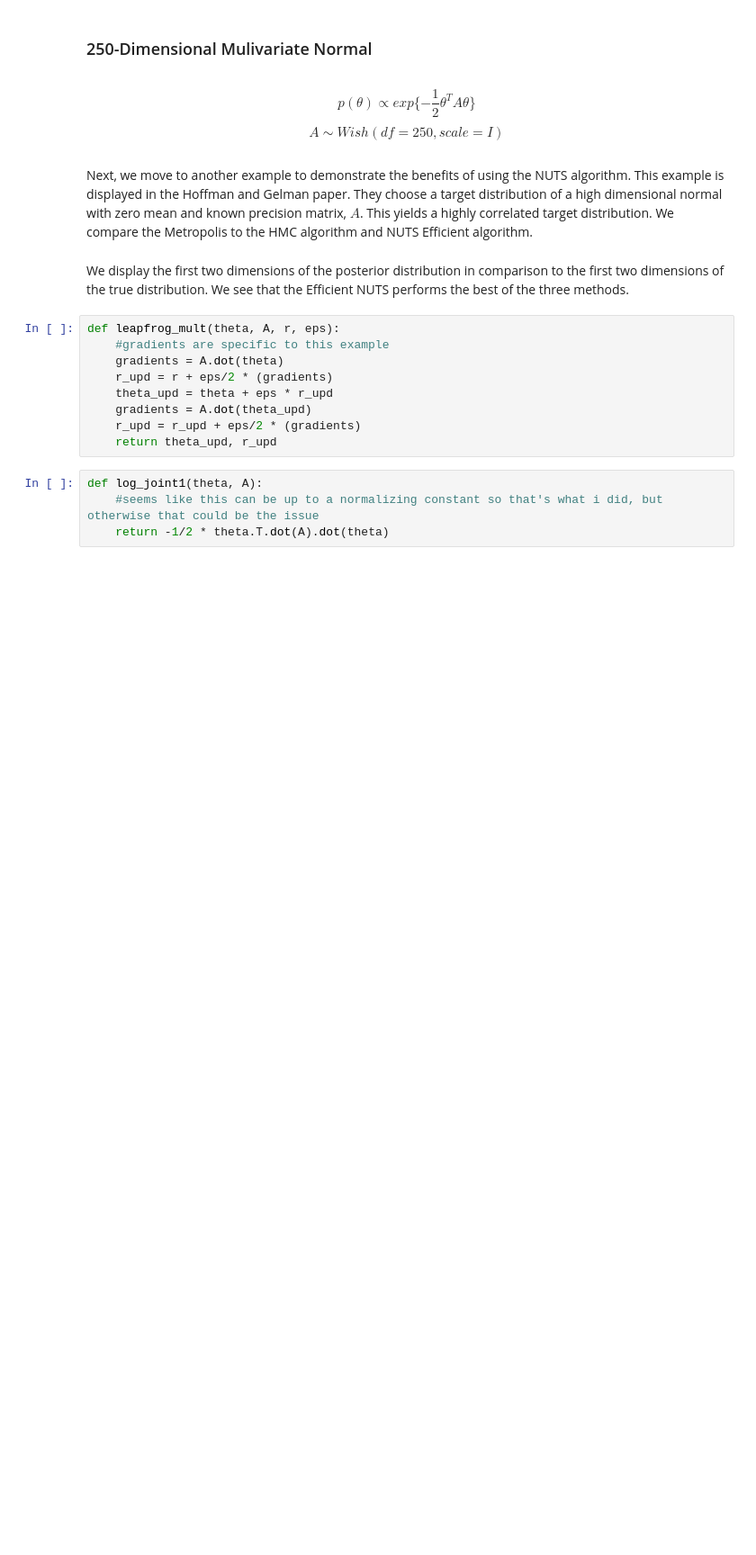
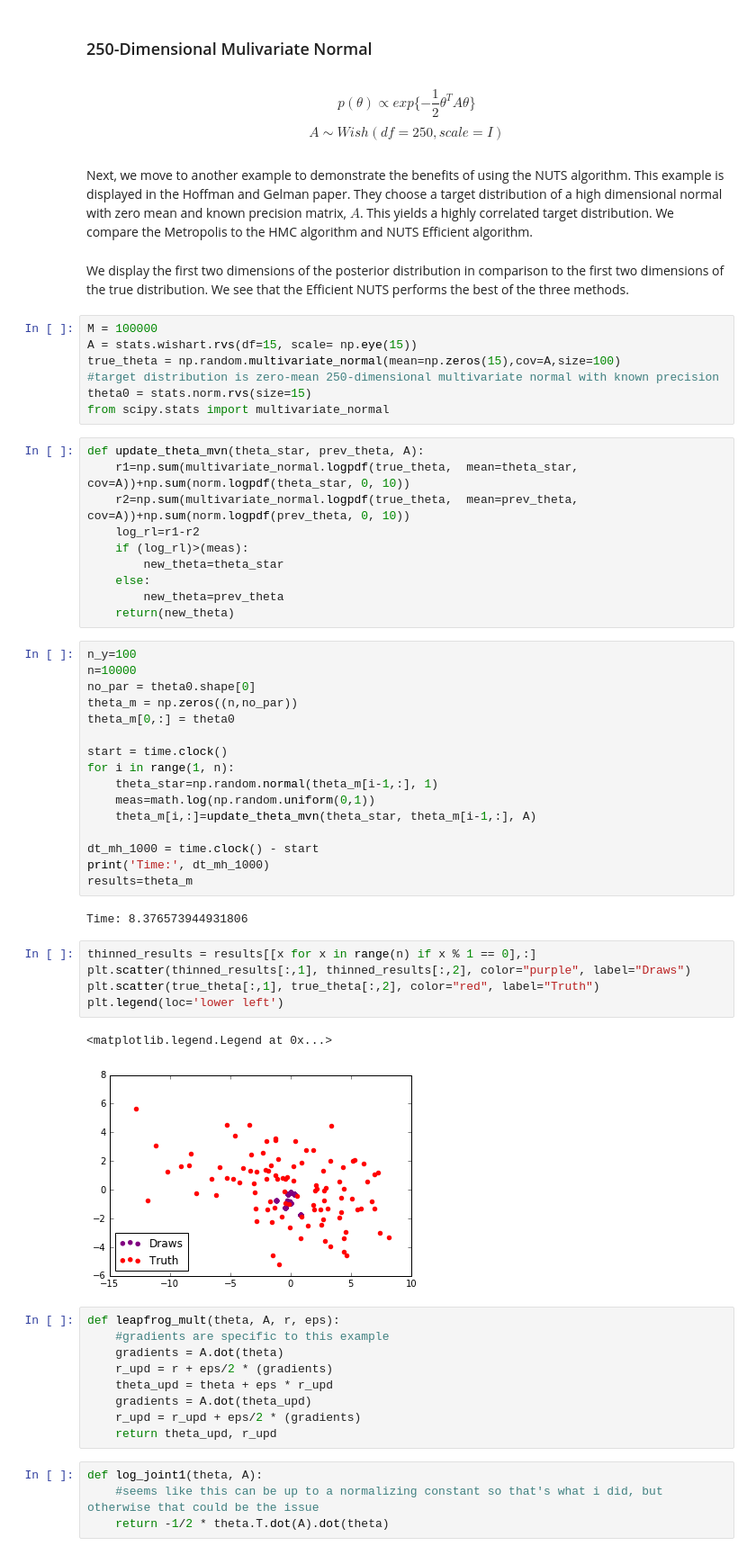
Before and after one commit to lizlorenzi/final_project, a Jupyter notebook: Final_project_NUTS.ipynb, the cells around one changed output. Shown: that part at 90% size. Saved outputs shown, nothing was run; the diff lists cells and outputs as text; blank space fills up the shorter version.

```diff
--- a/Final_project_NUTS.ipynb
+++ b/Final_project_NUTS.ipynb
@@ -750,6 +751,49 @@ $$ A \sim Wish(df = 250, scale = I) $$
 Next, we move to another example to demonstrate the benefits of using the NUTS algorithm. This example is displayed in the Hoffman and Gelman paper. They choose a target distribution of a high dimensional normal with zero mean and known precision matrix, $A$. This yields a highly correlated target distribution. We compare the Metropolis to the HMC algorithm and NUTS Efficient algorithm.
 # %% [markdown]
 We display the first two dimensions of the posterior distribution in comparison to the first two dimensions of the true distribution. We see that the Efficient NUTS performs the best of the three methods.
+# %%
+M = 100000
+A = stats.wishart.rvs(df=15, scale= np.eye(15))
+true_theta = np.random.multivariate_normal(mean=np.zeros(15),cov=A,size=100)
+#target distribution is zero-mean 250-dimensional multivariate normal with known precision
+theta0 = stats.norm.rvs(size=15)
+from scipy.stats import multivariate_normal
+# %%
+def update_theta_mvn(theta_star, prev_theta, A):
+    r1=np.sum(multivariate_normal.logpdf(true_theta,  mean=theta_star, cov=A))+np.sum(norm.logpdf(theta_star, 0, 10))
+    r2=np.sum(multivariate_normal.logpdf(true_theta,  mean=prev_theta, cov=A))+np.sum(norm.logpdf(prev_theta, 0, 10))
+    log_rl=r1-r2
+    if (log_rl)>(meas):
+        new_theta=theta_star
+    else:
+        new_theta=prev_theta
+    return(new_theta)
+# %%
+n_y=100
+n=10000
+no_par = theta0.shape[0]
+theta_m = np.zeros((n,no_par))
+theta_m[0,:] = theta0
+
+start = time.clock()
+for i in range(1, n):
+    theta_star=np.random.normal(theta_m[i-1,:], 1)
+    meas=math.log(np.random.uniform(0,1))
+    theta_m[i,:]=update_theta_mvn(theta_star, theta_m[i-1,:], A)
+
+dt_mh_1000 = time.clock() - start
+print('Time:', dt_mh_1000)
+results=theta_m
+# %% [output]
+Time: 8.376573944931806
+# %%
+thinned_results = results[[x for x in range(n) if x % 1 == 0],:]
+plt.scatter(thinned_results[:,1], thinned_results[:,2], color="purple", label="Draws")
+plt.scatter(true_theta[:,1], true_theta[:,2], color="red", label="Truth")
+plt.legend(loc='lower left')
+# %% [output]
+<matplotlib.legend.Legend at 0x...>
+[figure, added]
 # %%
 def leapfrog_mult(theta, A, r, eps):
     #gradients are specific to this example
```
Also changed, not shown: parts of 5 cells of this notebook.
